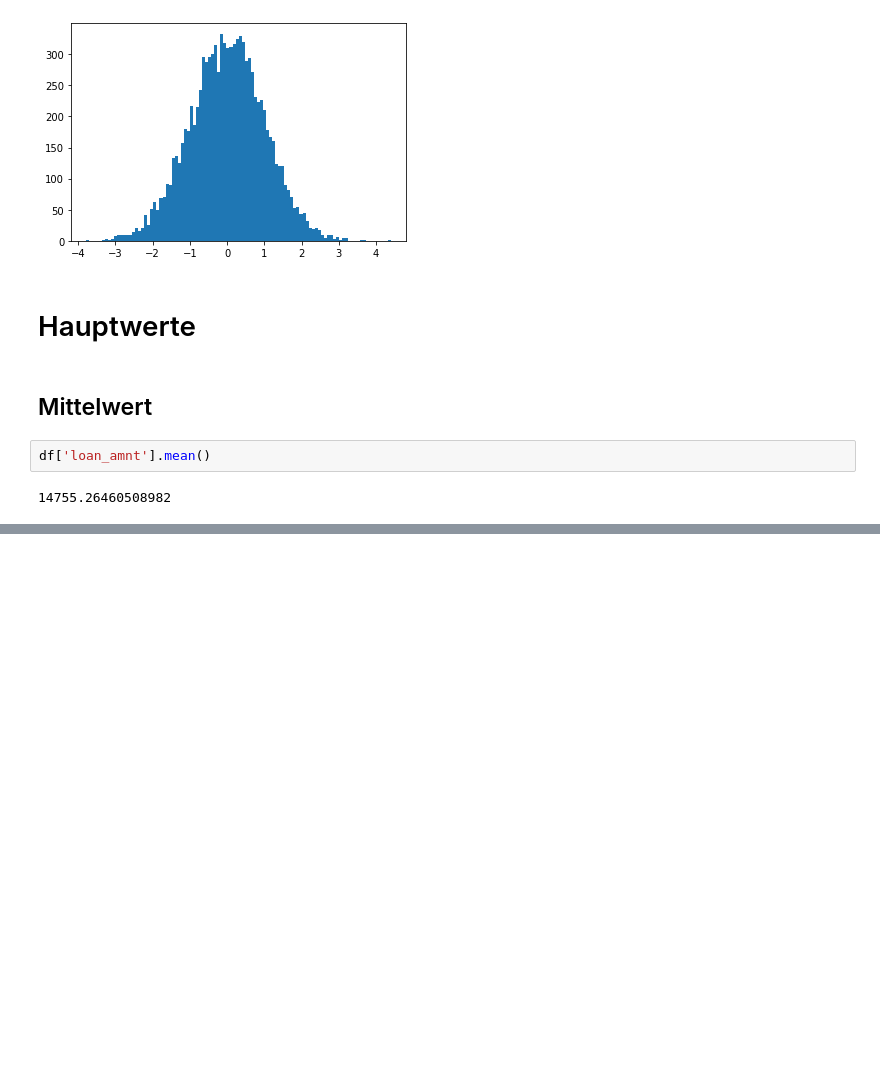
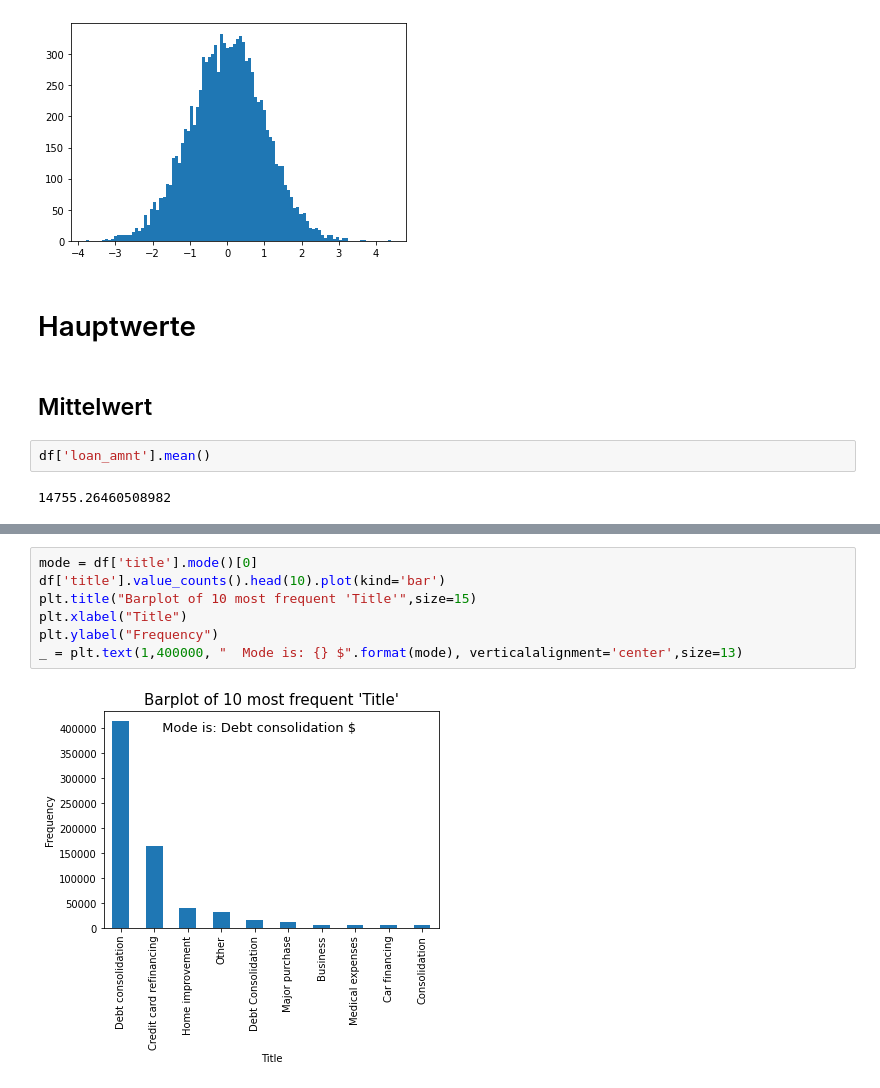
Before and after one commit to fburnelli/cas-de-stat-vis, a Jupyter notebook: statistic.ipynb, the cells around one changed output, grey strips where cells are left out. Cells and saved outputs as stored; diff of their text form; blank space fills up the shorter version.

```diff
--- a/statistic.ipynb
+++ b/statistic.ipynb
@@ -84,0 +109,9 @@ put text mean
+# %%
+mode = df['title'].mode()[0]
+df['title'].value_counts().head(10).plot(kind='bar')
+plt.title("Barplot of 10 most frequent 'Title'",size=15)
+plt.xlabel("Title")
+plt.ylabel("Frequency")
+_ = plt.text(1,400000, "  Mode is: {} $".format(mode), verticalalignment='center',size=13)
+# %% [output]
+[figure, added]
```
Also changed, not shown: parts of 9 cells of this notebook, 1 other file.
